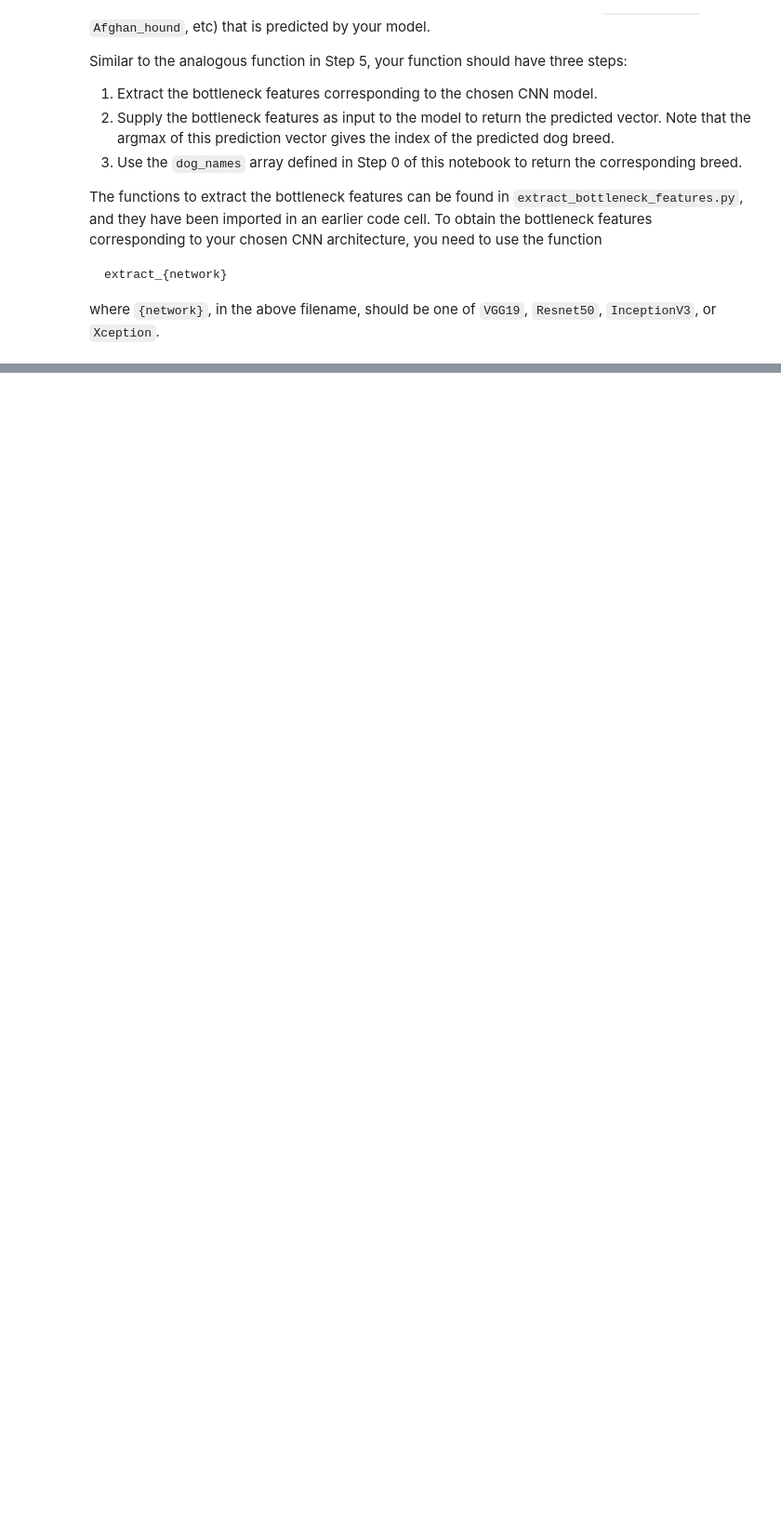
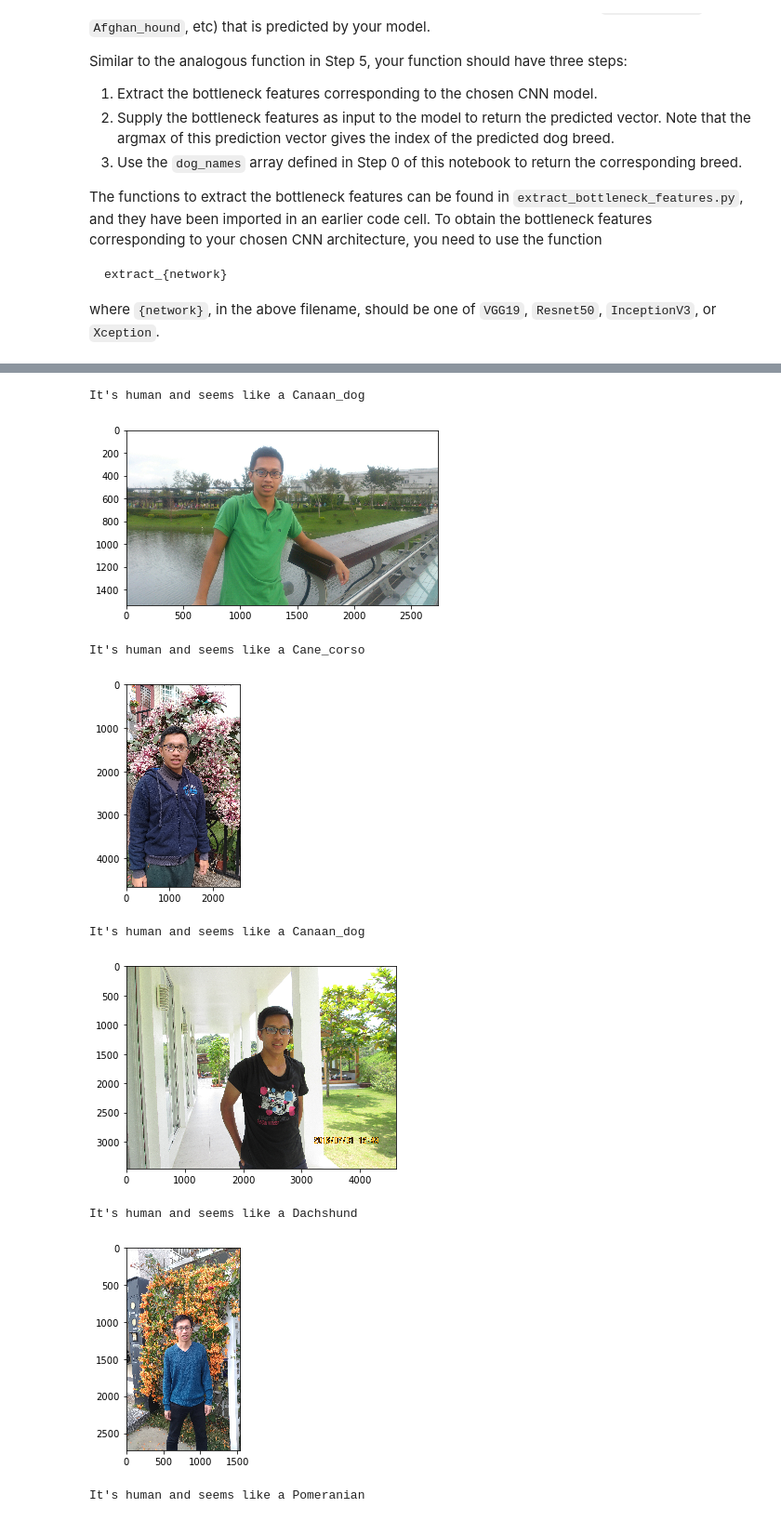
Before and after one commit to ystu/CNN_dog_breed_classification, a Jupyter notebook: dog_app.ipynb, the cells around one changed output, grey strips where cells are left out. Shown at 93% size. Cells and saved outputs as stored; diff of their text form; code cells hidden in the pictures; blank space fills up the shorter version.

```diff
--- a/dog_app.ipynb
+++ b/dog_app.ipynb
@@ -949,0 +951,13 @@ Some sample output for our algorithm is provided below, but feel free to design
+# %%
+from os import listdir
+%pylab inline
+import matplotlib.pyplot as plt
+import matplotlib.image as mpimg
+
+def determineDogorHuman(imgPath):
+    if dog_detector(imgPath):
+        print('It\'s a dog, and its breed is ' + Xception_predict_breed(imgPath))
+    elif face_detector(imgPath):
+        print('It\'s human and seems like a ' + Xception_predict_breed(imgPath))
+    else:
+        print('There is not dog or human in the image')
@@ -965,3 +984,23 @@ __Answer:__
 ## TODO: Execute your algorithm from Step 6 on
 ## at least 6 images on your computer.
 ## Feel free to use as many code cells as needed.
+# %%
+imgpath = 'pictures\\'
+fileList = listdir(imgpath)
+
+for f in fileList:
+    determineDogorHuman(imgpath + f) # predict dog or human
+
+    img = mpimg.imread(imgpath + f)
+    imgplot = plt.imshow(img)
+    plt.show()
+# %% [output]
+It's human and seems like a Canaan_dog
+[figure, added]
+It's human and seems like a Cane_corso
+[figure, added]
+It's human and seems like a Canaan_dog
+[figure, added]
+It's human and seems like a Dachshund
+[figure, added]
+It's human and seems like a Pomeranian
```
Also changed, not shown: parts of 19 cells of this notebook.
